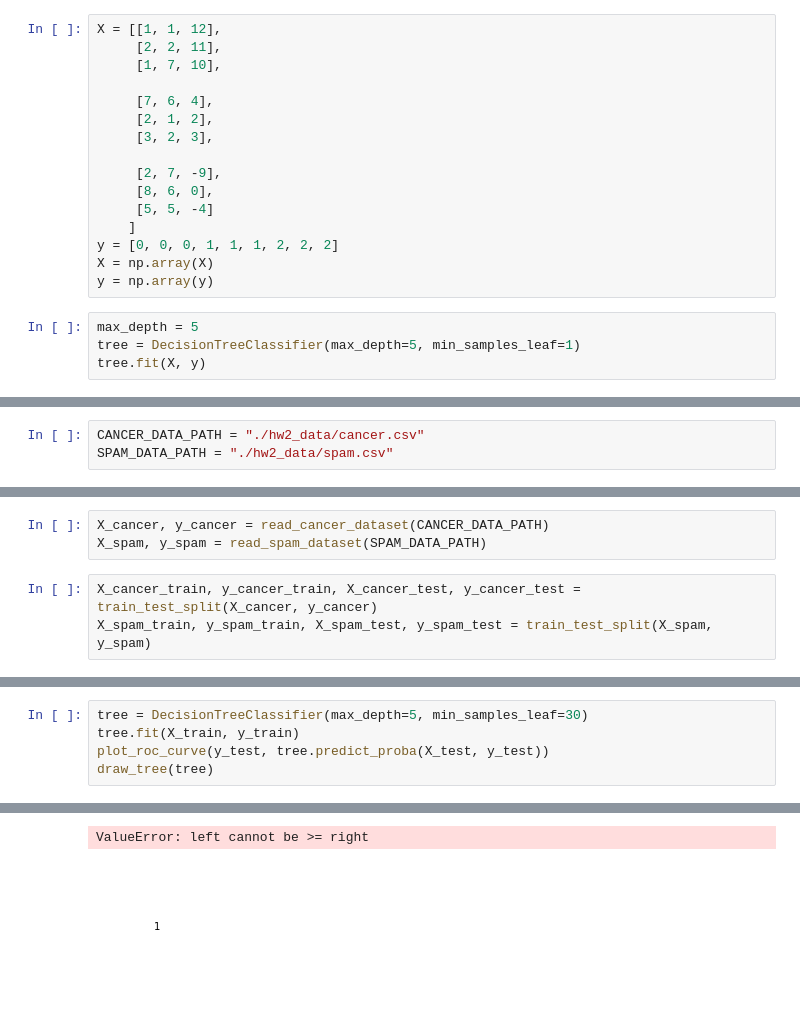
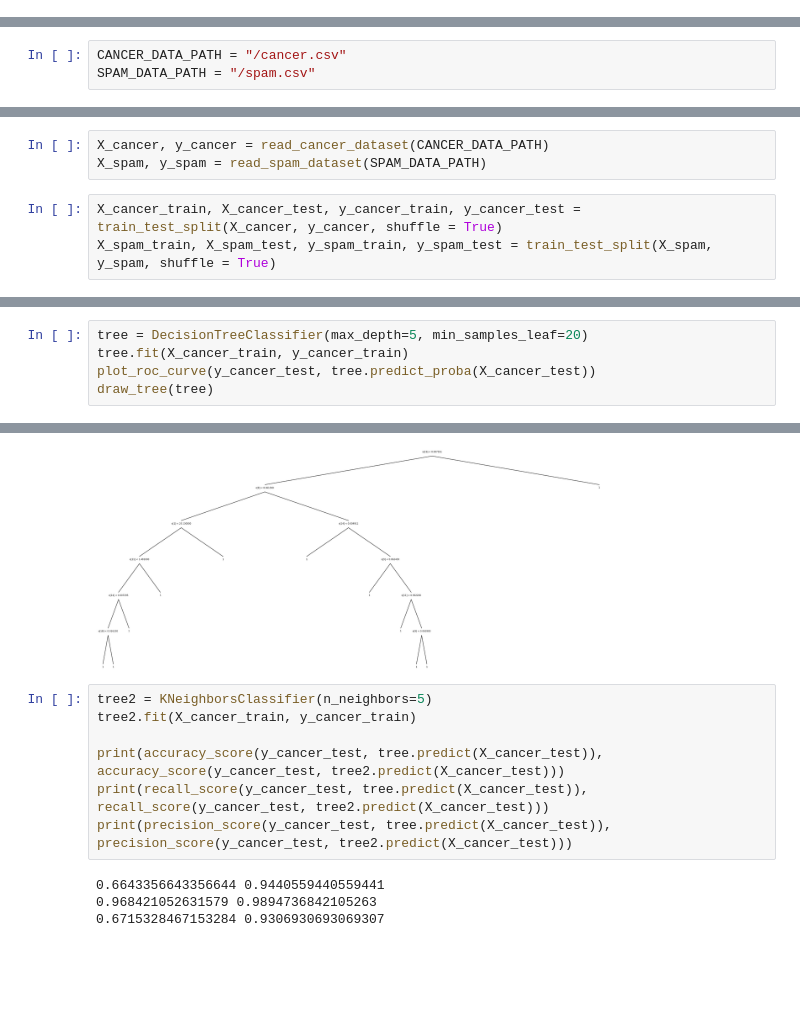
Before and after one commit to grgrbu/ML-bioinf, a Jupyter notebook: HW3_Trees.ipynb, the cells around one changed output, grey strips where cells are left out. Cells and saved outputs as stored; diff of their text form; blank space fills up the shorter version.

```diff
--- a/HW3_Trees.ipynb
+++ b/HW3_Trees.ipynb
@@ -217,21 +222 @@ class DecisionTreeClassifier:
         return [max(p.keys(), key=lambda k: p[k]) for p in proba]
-# %%
-X = [[1, 1, 12],
-     [2, 2, 11],
-     [1, 7, 10],
-
-     [7, 6, 4],
-     [2, 1, 2],
-     [3, 2, 3],
-
-     [2, 7, -9],
-     [8, 6, 0],
-     [5, 5, -4]
-    ]
-y = [0, 0, 0, 1, 1, 1, 2, 2, 2]
-X = np.array(X)
-y = np.array(y)
-# %%
-max_depth = 5
-tree = DecisionTreeClassifier(max_depth=5, min_samples_leaf=1)
-tree.fit(X, y)
@@ -356,8 +329,8 @@ from sklearn.metrics import accuracy_score, \
 from sklearn.neighbors import KNeighborsClassifier
 import pandas as pd
 # %%
-CANCER_DATA_PATH = "./hw2_data/cancer.csv"
-SPAM_DATA_PATH = "./hw2_data/spam.csv"
+CANCER_DATA_PATH = "/cancer.csv"
+SPAM_DATA_PATH = "/spam.csv"
 # %%
 def read_cancer_dataset(path_to_csv):
     cancer_csv = pd.read_csv(path_to_csv)
@@ -382,5 +356,5 @@ def read_spam_dataset(path_to_csv):
 X_cancer, y_cancer = read_cancer_dataset(CANCER_DATA_PATH)
 X_spam, y_spam = read_spam_dataset(SPAM_DATA_PATH)
 # %%
-X_cancer_train, y_cancer_train, X_cancer_test, y_cancer_test = train_test_split(X_cancer, y_cancer)
-X_spam_train, y_spam_train, X_spam_test, y_spam_test = train_test_split(X_spam, y_spam)
+X_cancer_train, X_cancer_test, y_cancer_train, y_cancer_test = train_test_split(X_cancer, y_cancer, shuffle = True)
+X_spam_train, X_spam_test, y_spam_train, y_spam_test = train_test_split(X_spam, y_spam, shuffle = True)
@@ -400,6 +361,6 @@ y_test = np.array(y_cancer[index_right])
 # %%
-tree = DecisionTreeClassifier(max_depth=5, min_samples_leaf=30)
-tree.fit(X_train, y_train)
-plot_roc_curve(y_test, tree.predict_proba(X_test, y_test))
+tree = DecisionTreeClassifier(max_depth=5, min_samples_leaf=20)
+tree.fit(X_cancer_train, y_cancer_train)
+plot_roc_curve(y_cancer_test, tree.predict_proba(X_cancer_test))
 draw_tree(tree)
 # %% [output]
@@ -407,2 +368,12 @@ draw_tree(tree)
-ValueError: left cannot be >= right
-[figure, old version]
+[figure, new version]
+# %%
+tree2 = KNeighborsClassifier(n_neighbors=5)
+tree2.fit(X_cancer_train, y_cancer_train)
+
+print(accuracy_score(y_cancer_test, tree.predict(X_cancer_test)), accuracy_score(y_cancer_test, tree2.predict(X_cancer_test)))
+print(recall_score(y_cancer_test, tree.predict(X_cancer_test)), recall_score(y_cancer_test, tree2.predict(X_cancer_test)))
+print(precision_score(y_cancer_test, tree.predict(X_cancer_test)), precision_score(y_cancer_test, tree2.predict(X_cancer_test)))
+# %% [output]
+0.6643356643356644 0.9440559440559441
+0.968421052631579 0.9894736842105263
+0.6715328467153284 0.9306930693069307
```
Also changed, not shown: parts of 14 cells of this notebook.
